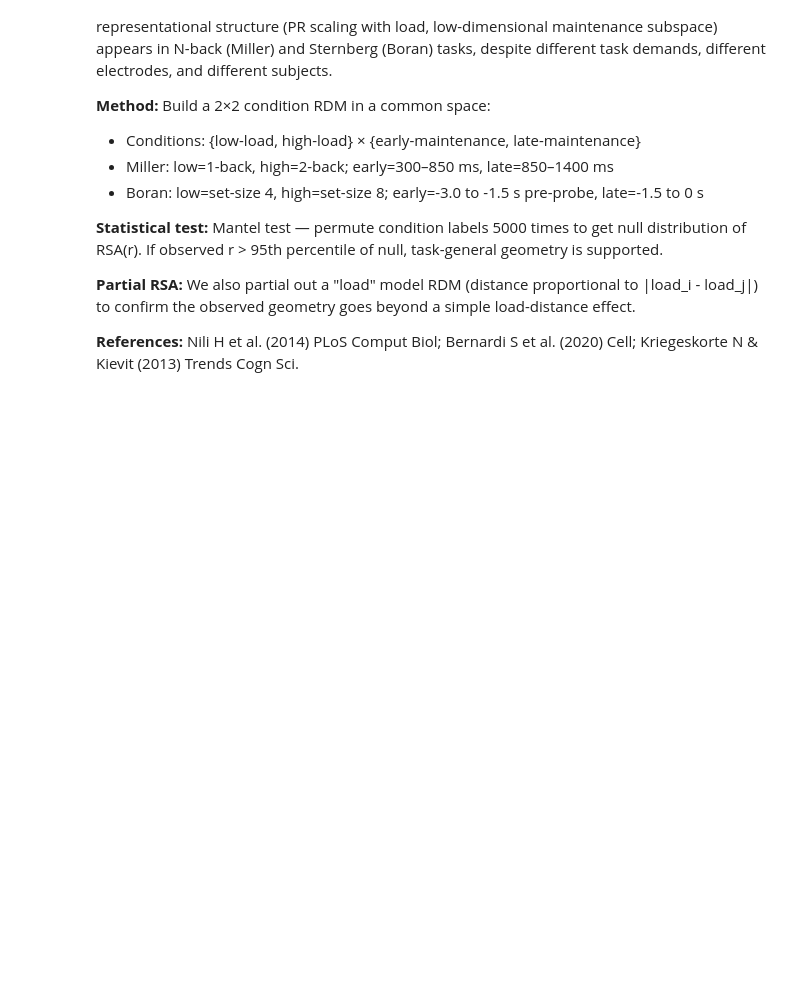
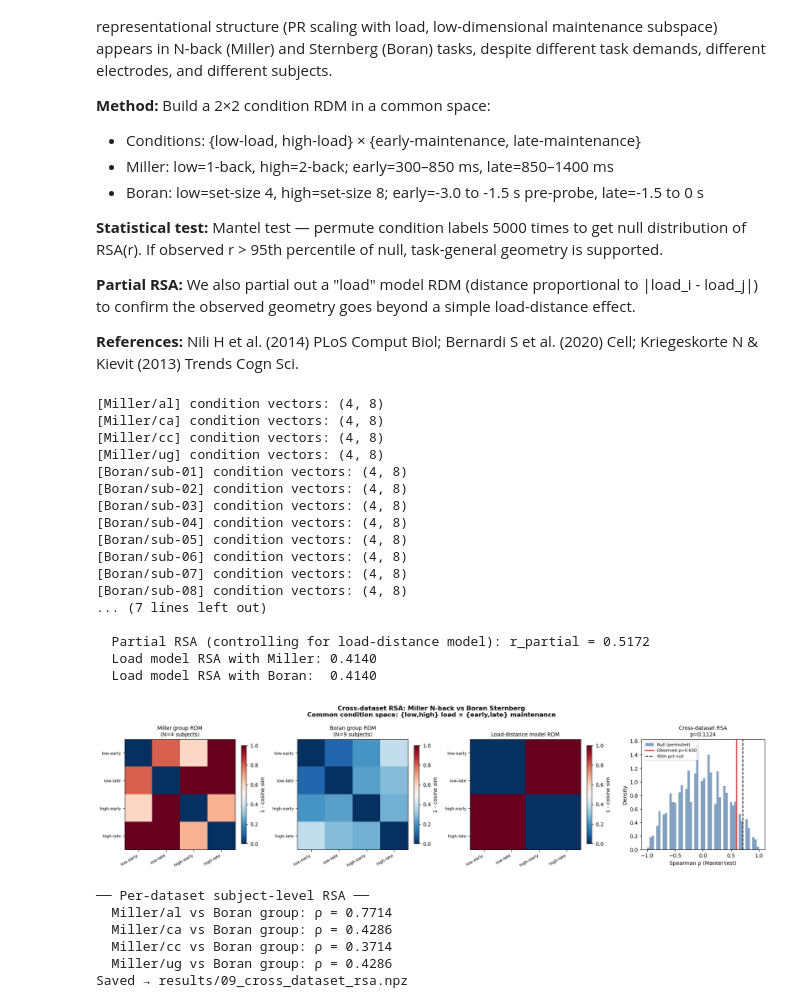
Before and after one commit to AminFathollahi/wm_dynamics, a Jupyter notebook: notebooks/09_cross_dataset_replication.ipynb, the cells around one changed output. Cells and saved outputs as stored; diff of their text form; code cells hidden in the pictures; blank space fills up the shorter version.

```diff
--- a/notebooks/09_cross_dataset_replication.ipynb
+++ b/notebooks/09_cross_dataset_replication.ipynb
@@ -711,7 +788,7 @@ for subj_id, data in boran_subjects.items():
     pca_b.fit(Z_flat)
 
     # Project onto PCA: (N_trials, N_time, N_pca)
-    Z_pca = np.einsum('ntc,ck->ntk', epochs[:, :, maint_t], pca_b.components_.T)
+    Z_pca = np.einsum('nct,kc->ntk', epochs[:, :, maint_t], pca_b.components_)
     t_boran = times[maint_t]
 
     cond_vecs = []
@@ -818,30 +895,55 @@ if miller_rdm_group is not None and boran_rdm_group is not None:
     ax.set_ylabel('Density')
     ax.set_title(f'Cross-dataset RSA\np={p_val:.4f}', fontsize=10)
     ax.legend(fontsize=8)
 
     plt.suptitle('Cross-dataset RSA: Miller N-back vs Boran Sternberg\n'
                  'Common condition space: {low,high} load × {early,late} maintenance',
                  fontweight='bold', fontsize=12)
     plt.tight_layout()
     plt.savefig(RESULTS / '09_cross_dataset_RSA.pdf', bbox_inches='tight')
     plt.show()
 
 # ── Per-subject cross-dataset RSA (noise ceiling analog) ─────────────────────
 print("\n── Per-dataset subject-level RSA ──")
 per_subj_miller_r = {}
 for subj, rdm_m in {s: compute_rdm(v) for s, v in miller_cond_vectors.items()}.items():
     if boran_rdm_group is not None:
         r, _ = spearmanr(rdm_m[np.tril_indices(N_COND, k=-1)],
                           boran_rdm_group[np.tril_indices(N_COND, k=-1)])
         per_subj_miller_r[subj] = r
         print(f"  Miller/{subj} vs Boran group: ρ = {r:.4f}")
 
 # ── Save ─────────────────────────────────────────────────────────────────────
 np.savez(RESULTS / '09_cross_dataset_rsa.npz',
          conditions=np.array(CONDITIONS),
          miller_rdm=miller_rdm_group if miller_rdm_group is not None else np.zeros((N_COND, N_COND)),
          boran_rdm=boran_rdm_group   if boran_rdm_group  is not None else np.zeros((N_COND, N_COND)),
          load_model_rdm=rdm_load,
          **({'obs_r': obs_r, 'p_val': p_val, 'null_dist': null_dist, 'partial_r': partial_rsa_r}
             if cross_rsa_result is not None else {}))
 print("Saved → results/09_cross_dataset_rsa.npz")
+# %% [output]
+[Miller/al] condition vectors: (4, 8)
+[Miller/ca] condition vectors: (4, 8)
+[Miller/cc] condition vectors: (4, 8)
+[Miller/ug] condition vectors: (4, 8)
+[Boran/sub-01] condition vectors: (4, 8)
+[Boran/sub-02] condition vectors: (4, 8)
+[Boran/sub-03] condition vectors: (4, 8)
+[Boran/sub-04] condition vectors: (4, 8)
+[Boran/sub-05] condition vectors: (4, 8)
+[Boran/sub-06] condition vectors: (4, 8)
+[Boran/sub-07] condition vectors: (4, 8)
+[Boran/sub-08] condition vectors: (4, 8)
+... (7 lines left out)
+
+  Partial RSA (controlling for load-distance model): r_partial = 0.5172
+  Load model RSA with Miller: 0.4140
+  Load model RSA with Boran:  0.4140
+[figure, added]
+── Per-dataset subject-level RSA ──
+  Miller/al vs Boran group: ρ = 0.7714
+  Miller/ca vs Boran group: ρ = 0.4286
+  Miller/cc vs Boran group: ρ = 0.3714
+  Miller/ug vs Boran group: ρ = 0.4286
+Saved → results/09_cross_dataset_rsa.npz
```
Also changed, not shown: parts of 8 cells of this notebook, 6 other files.
